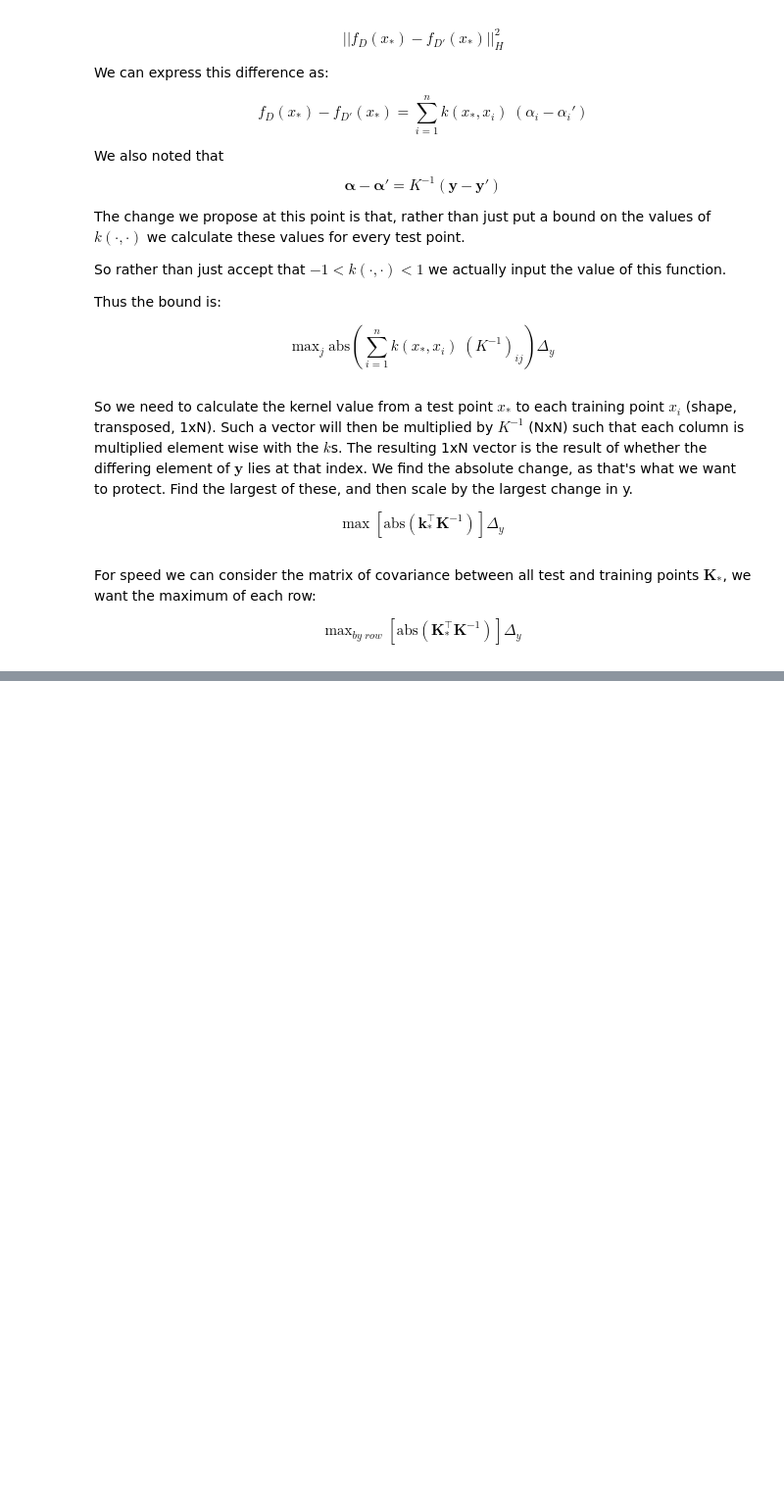
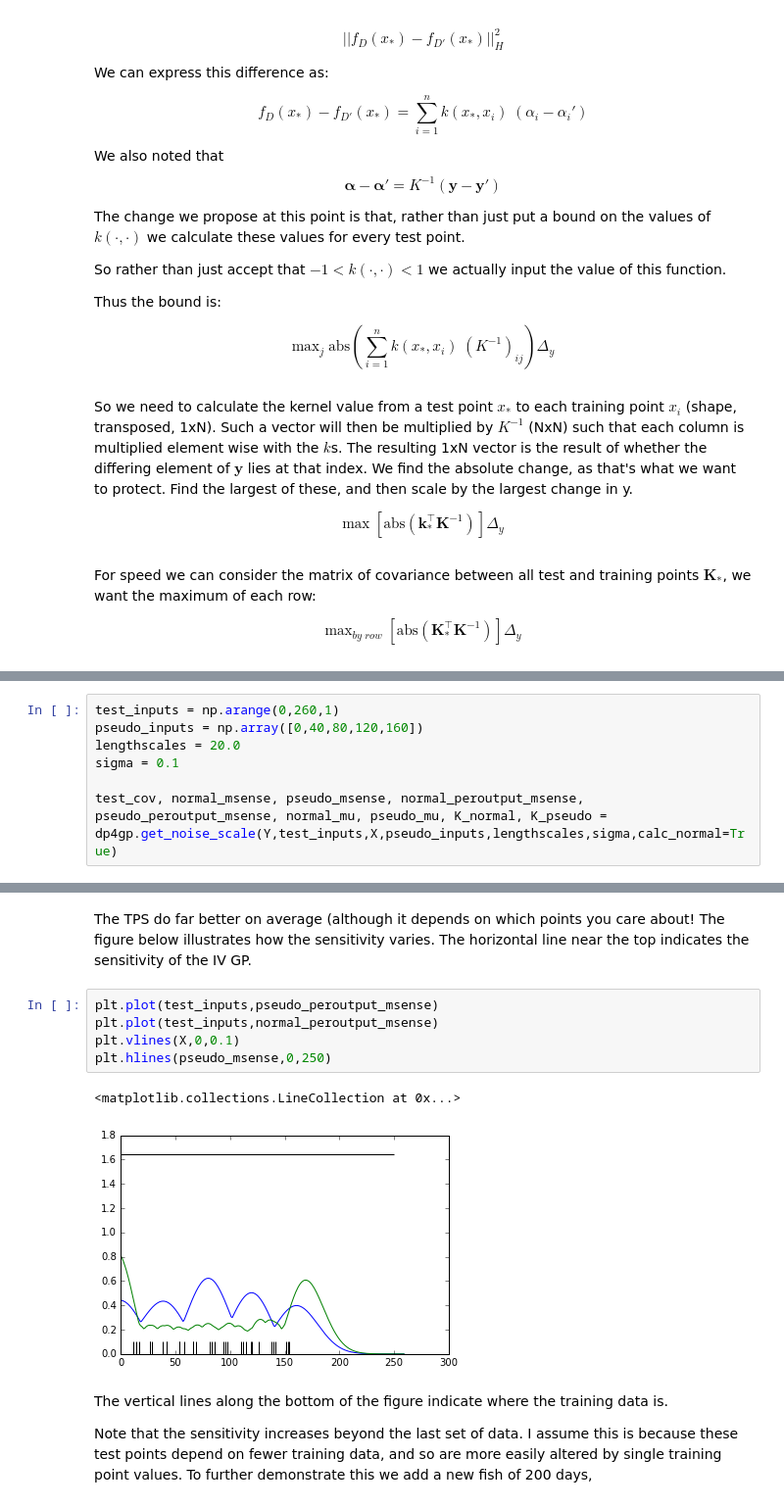
Before and after one commit to lionfish0/dp, a Jupyter notebook: Improved Bound Constraint differing across domain.ipynb, the cells around one changed output, grey strips where cells are left out. Shown: that part at 98% size. Drawn from its saved outputs; the diff is of its cells as text; blank space fills up the shorter version.

```diff
--- a/Improved Bound Constraint differing across domain.ipynb
+++ b/Improved Bound Constraint differing across domain.ipynb
@@ -29,0 +76,7 @@ $$\text{max}_{by\;row} \; \left[ \text{abs} \left(\mathbf{K}_*^{\top} \mathbf{K}
+# %%
+test_inputs = np.arange(0,260,1)
+pseudo_inputs = np.array([0,40,80,120,160])
+lengthscales = 20.0
+sigma = 0.1
+
+test_cov, normal_msense, pseudo_msense, normal_peroutput_msense, pseudo_peroutput_msense, normal_mu, pseudo_mu, K_normal, K_pseudo = dp4gp.get_noise_scale(Y,test_inputs,X,pseudo_inputs,lengthscales,sigma,calc_normal=True)
@@ -29,0 +111,14 @@ $$\text{max}_{by\;row} \; \left[ \text{abs} \left(\mathbf{K}_*^{\top} \mathbf{K}
+# %% [markdown]
+The TPS do far better on average (although it depends on which points you care about! The figure below illustrates how the sensitivity varies. The horizontal line near the top indicates the sensitivity of the IV GP.
+# %%
+plt.plot(test_inputs,pseudo_peroutput_msense)
+plt.plot(test_inputs,normal_peroutput_msense)
+plt.vlines(X,0,0.1)
+plt.hlines(pseudo_msense,0,250)
+# %% [output]
+<matplotlib.collections.LineCollection at 0x...>
+[figure, added]
+# %% [markdown]
+The vertical lines along the bottom of the figure indicate where the training data is.
+
+Note that the sensitivity increases beyond the last set of data. I assume this is because these test points depend on fewer training data, and so are more easily altered by single training point values. To further demonstrate this we add a new fish of 200 days,
```
Also changed, not shown: parts of 14 cells of this notebook, 3 other files.
